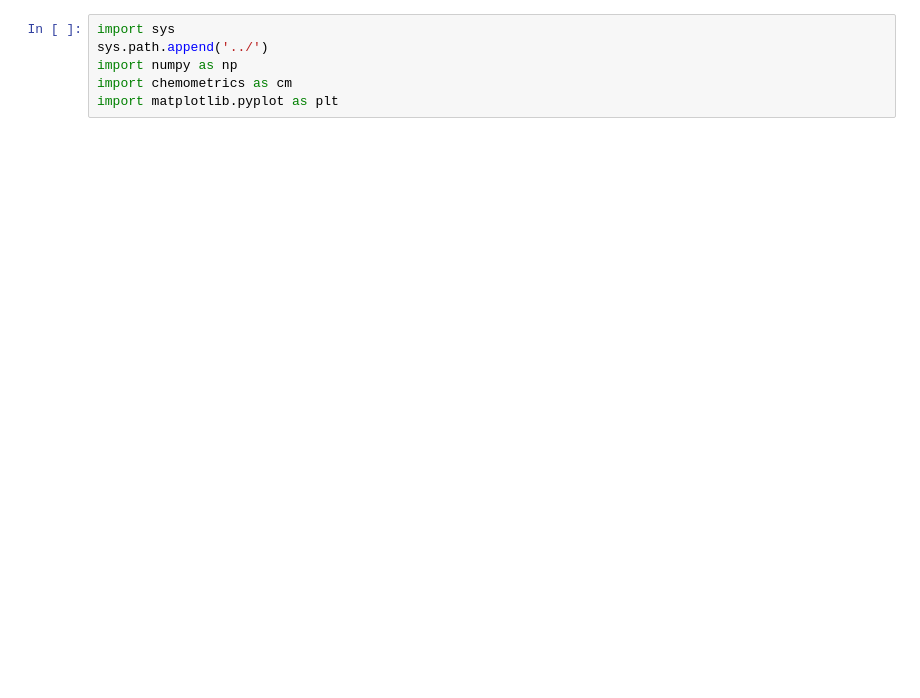
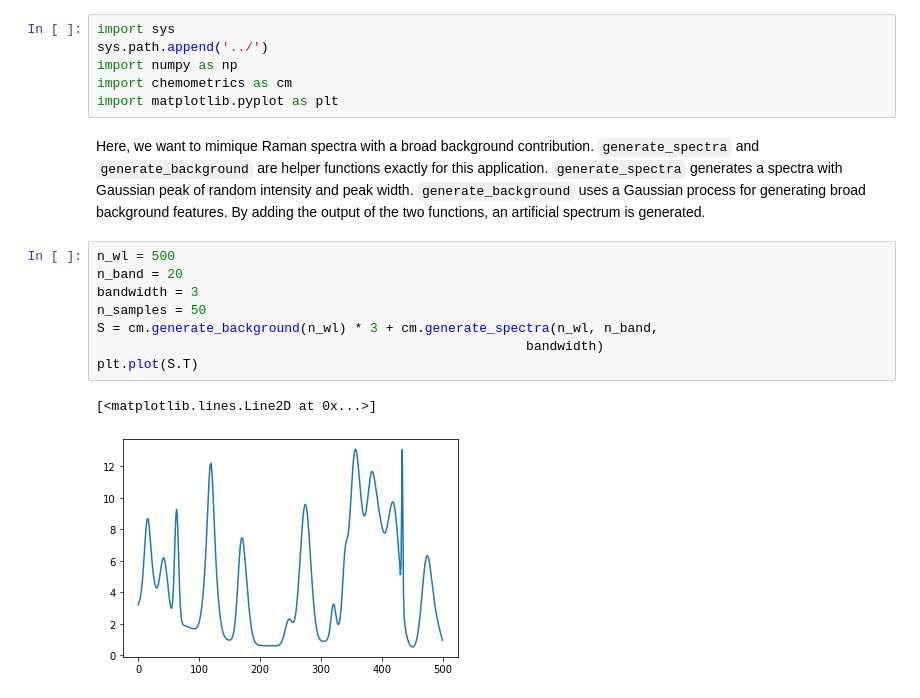
Before and after one commit to maruedt/chemometrics, a Jupyter notebook: examples/whittaker.ipynb, the cells around one changed output. Cells and saved outputs as stored; diff of their text form; blank space fills up the shorter version.

```diff
--- a/examples/whittaker.ipynb
+++ b/examples/whittaker.ipynb
@@ -4,3 +13,16 @@ sys.path.append('../')
 import numpy as np
 import chemometrics as cm
 import matplotlib.pyplot as plt
+# %% [markdown]
+Here, we want to mimique Raman spectra with a broad background contribution. `generate_spectra` and `generate_background` are helper functions exactly for this application. `generate_spectra` generates a spectra with Gaussian peak of random intensity and peak width. `generate_background` uses a Gaussian process for generating broad background features. By adding the output of the two functions, an artificial spectrum is generated.
+# %%
+n_wl = 500
+n_band = 20
+bandwidth = 3
+n_samples = 50
+S = cm.generate_background(n_wl) * 3 + cm.generate_spectra(n_wl, n_band,
+                                                       bandwidth)
+plt.plot(S.T)
+# %% [output]
+[<matplotlib.lines.Line2D at 0x...>]
+[figure, added]
```
Also changed, not shown: parts of 8 cells of this notebook.
